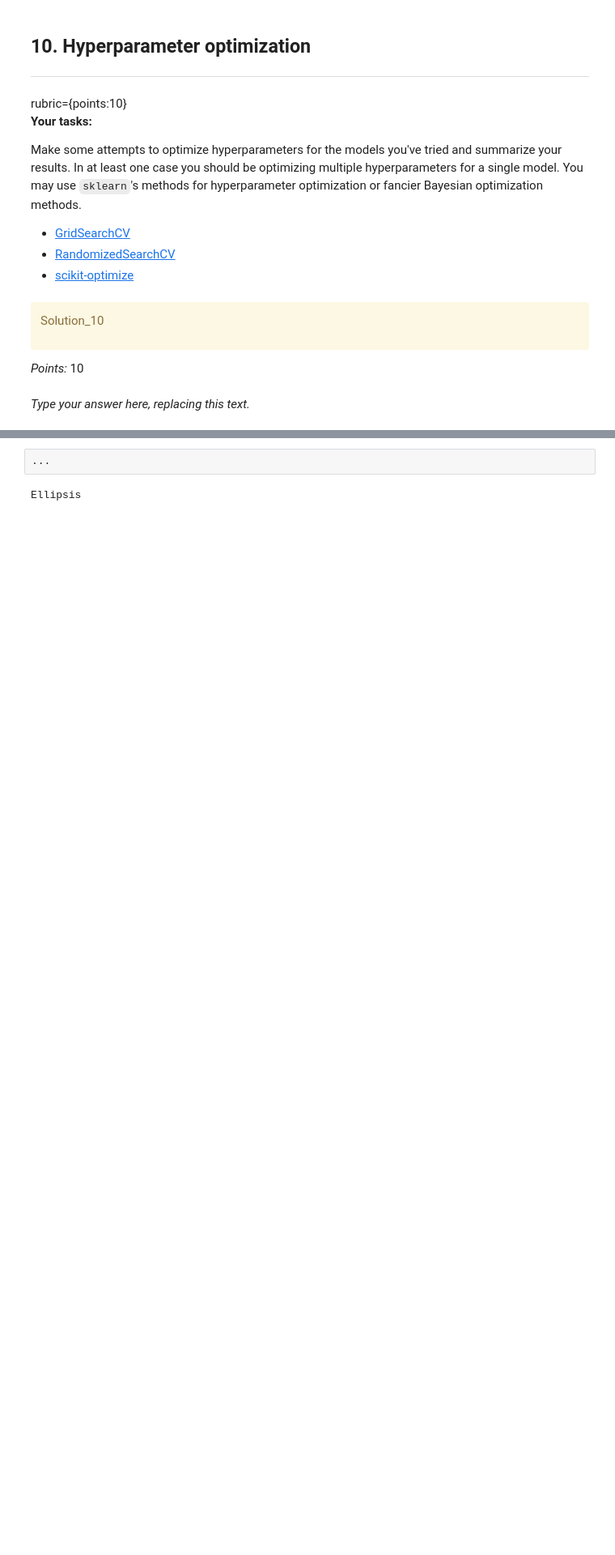
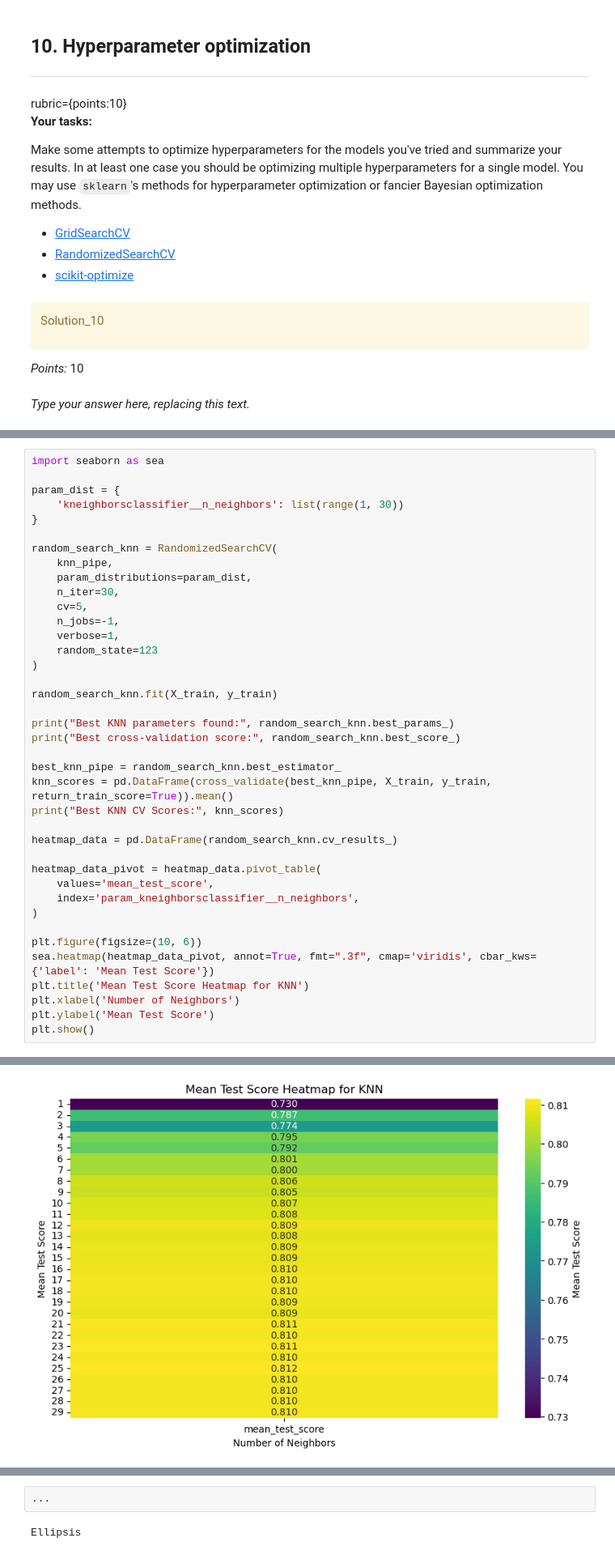
Before and after one commit to miketham24/cpsc330_hw5, a Jupyter notebook: hw5.ipynb, the cells around one changed output, grey strips where cells are left out. Shown at 81% size. Saved outputs shown, nothing was run; the diff lists cells and outputs as text; blank space fills up the shorter version.

```diff
--- a/hw5.ipynb
+++ b/hw5.ipynb
@@ -725,0 +724,40 @@ Ellipsis
+# %%
+import seaborn as sea
+
+param_dist = {
+    'kneighborsclassifier__n_neighbors': list(range(1, 30))
+}
+
+random_search_knn = RandomizedSearchCV(
+    knn_pipe,
+    param_distributions=param_dist,
+    n_iter=30,
+    cv=5,
+    n_jobs=-1,
+    verbose=1,
+    random_state=123
+)
+
+random_search_knn.fit(X_train, y_train)
+
+print("Best KNN parameters found:", random_search_knn.best_params_)
+print("Best cross-validation score:", random_search_knn.best_score_)
+
+best_knn_pipe = random_search_knn.best_estimator_
+knn_scores = pd.DataFrame(cross_validate(best_knn_pipe, X_train, y_train, return_train_score=True)).mean()
+print("Best KNN CV Scores:", knn_scores)
+
+heatmap_data = pd.DataFrame(random_search_knn.cv_results_)
+
+heatmap_data_pivot = heatmap_data.pivot_table(
+    values='mean_test_score',
+    index='param_kneighborsclassifier__n_neighbors',
+)
+
+plt.figure(figsize=(10, 6))
+sea.heatmap(heatmap_data_pivot, annot=True, fmt=".3f", cmap='viridis', cbar_kws={'label': 'Mean Test Score'})
+plt.title('Mean Test Score Heatmap for KNN')
+plt.xlabel('Number of Neighbors')
+plt.ylabel('Mean Test Score')
+plt.show()
+# %% [output]
@@ -725,0 +772 @@ Ellipsis
+[figure, added]
```
Also changed, not shown: parts of 15 cells of this notebook, 1 other file.
